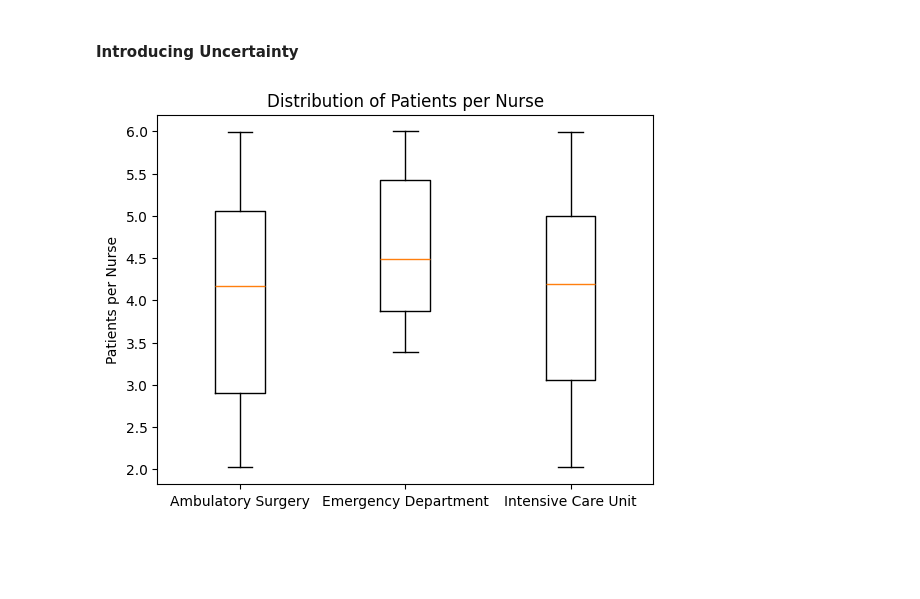
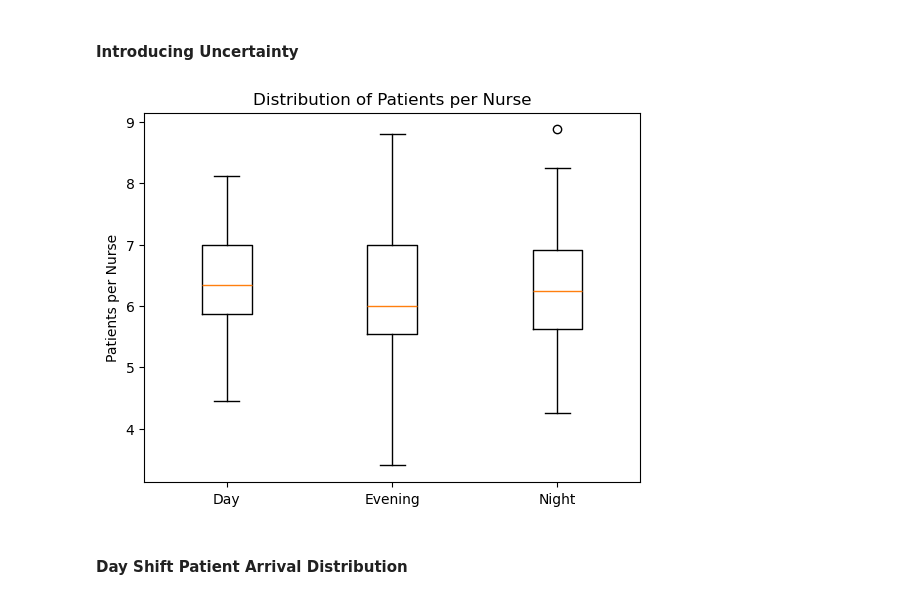
Before and after one commit to allyannap/5211_final, a Jupyter notebook: model.ipynb, the cells around one changed output. Cells and saved outputs as stored; diff of their text form; code cells hidden in the pictures; blank space fills up the shorter version.

```diff
--- a/model.ipynb
+++ b/model.ipynb
@@ -18,12 +18,12 @@ patients = [56, 30, 50]
 
 m = gp.Model('hospital_lp')
 
-# continuous decision variables: the number of nurses assigned to each department
+# continuous decision variables: the number of nurses assigned to each shift
 nurse_count = {}
 for s, shift in enumerate(shifts):
-    nurse_count[s] = m.addVar(lb=0.0, vtype=GRB.CONTINUOUS, name=f'{shift}')
+    nurse_count[s] = m.addVar(lb=0.0, vtype=GRB.INTEGER, name=f'{shift}')
 
-# binary decision variables: three for every nurse (to cover all three departments)
+# binary decision variables: three for every nurse (to cover all three shifts)
 nurses = []
 for n in range(num_nurses):
     nurses.append([])
@@ -91,7 +91,7 @@ feasible_count = 0
 
 for i in range(100):
   if nominal_day / random.uniform(40, 72) >= nominal_z and nominal_evening / random.uniform(18, 42) \
-      >= nominal_z and nominal_night / random.uniform(37, 63):
+      >= nominal_z and nominal_night / random.uniform(37, 63) >= nominal_z:
     feasible_count += 1
 
 print(f'Feasibility rate for 100 samples: {feasible_count}%')
@@ -104,10 +104,10 @@ worst_case_num_patients = [72, 42, 63]
 
 rm = gp.Model('robust_lp')
 
-# continuous decision variables: the number of nurses assigned to each department
+# integer decision variables: the number of nurses assigned to each department
 nurse_count = {}
 for s, shift in enumerate(shifts):
-    nurse_count[s] = rm.addVar(lb=0.0, vtype=GRB.CONTINUOUS, name=f'{shift}')
+    nurse_count[s] = rm.addVar(lb=0.0, vtype=GRB.INTEGER, name=f'{shift}')
 
 # binary decision variables: three for every nurse (to cover all three departments)
 nurses = []
@@ -130,7 +130,7 @@ rm.setObjective(w, GRB.MINIMIZE)
 for n in range(num_nurses):
     rm.addConstr(gp.quicksum(nurses[n][s] for s in range(n_shifts)) == 1)
 
-# link continuous decision variables to binary decision variables
+# link integer decision variables to binary decision variables
 for s in range(n_shifts):
     rm.addConstr(nurse_count[s] == gp.quicksum(nurses[n][s] for n in range(num_nurses)))
 
@@ -207,24 +249,26 @@ m2.setObjective(
 # %% [markdown]
 #### Introducing Uncertainty
 # %%
-nominal_as = nurse_count[0].X
-nominal_ed = nurse_count[1].X
-nominal_icu = nurse_count[2].X
+nominal_day = nurse_count[0].X
+nominal_evening = nurse_count[1].X
+nominal_night = nurse_count[2].X
 
-as_patients = []
-ed_patients = []
-icu_patients = []
+day_patients = []
+evening_patients = []
+night_patients = []
 
 for i in range(100):
-  as_patients.append(random.uniform(8, 24) / nominal_as)
-  ed_patients.append(random.uniform(40, 72) / nominal_ed)
-  icu_patients.append(random.uniform(8, 24) / nominal_icu)
+  day_patients.append(np.random.poisson(patients[0]))
+  evening_patients.append(np.random.poisson(patients[1]))
+  night_patients.append(np.random.poisson(patients[2]))
 
-data = [as_patients, ed_patients, icu_patients]
+data = [day_patients, evening_patients, night_patients]
 
-plt.boxplot(data, labels=departments)
+plt.boxplot(data, labels=shifts)
 plt.ylabel("Patients per Nurse")
 plt.title("Distribution of Patients per Nurse")
 plt.show()
 # %% [output]
-[figure, old version]
+[figure, new version]
+# %% [markdown]
+#### Day Shift Patient Arrival Distribution
```
Also changed, not shown: parts of 4 cells of this notebook, 2 other files.
